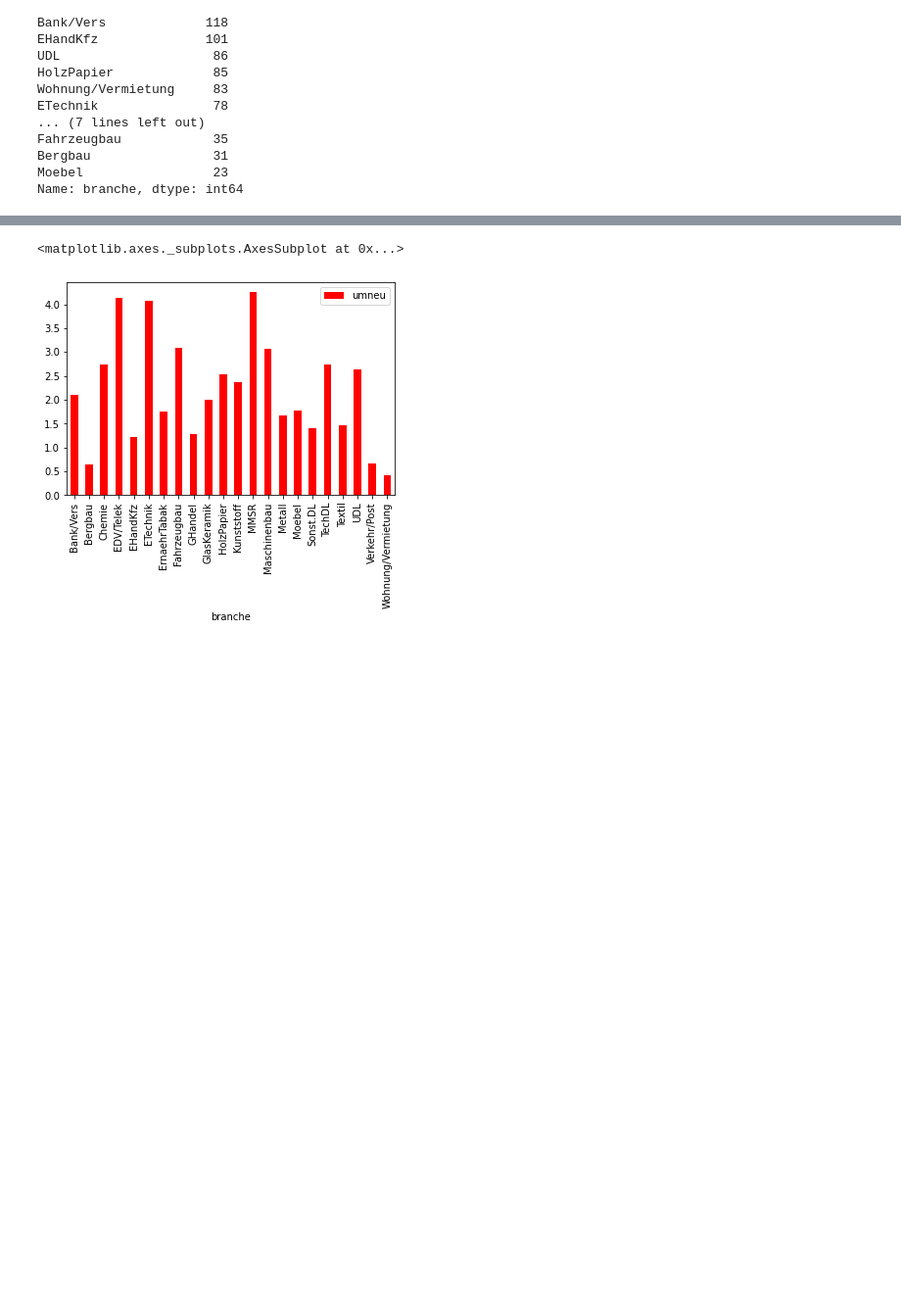
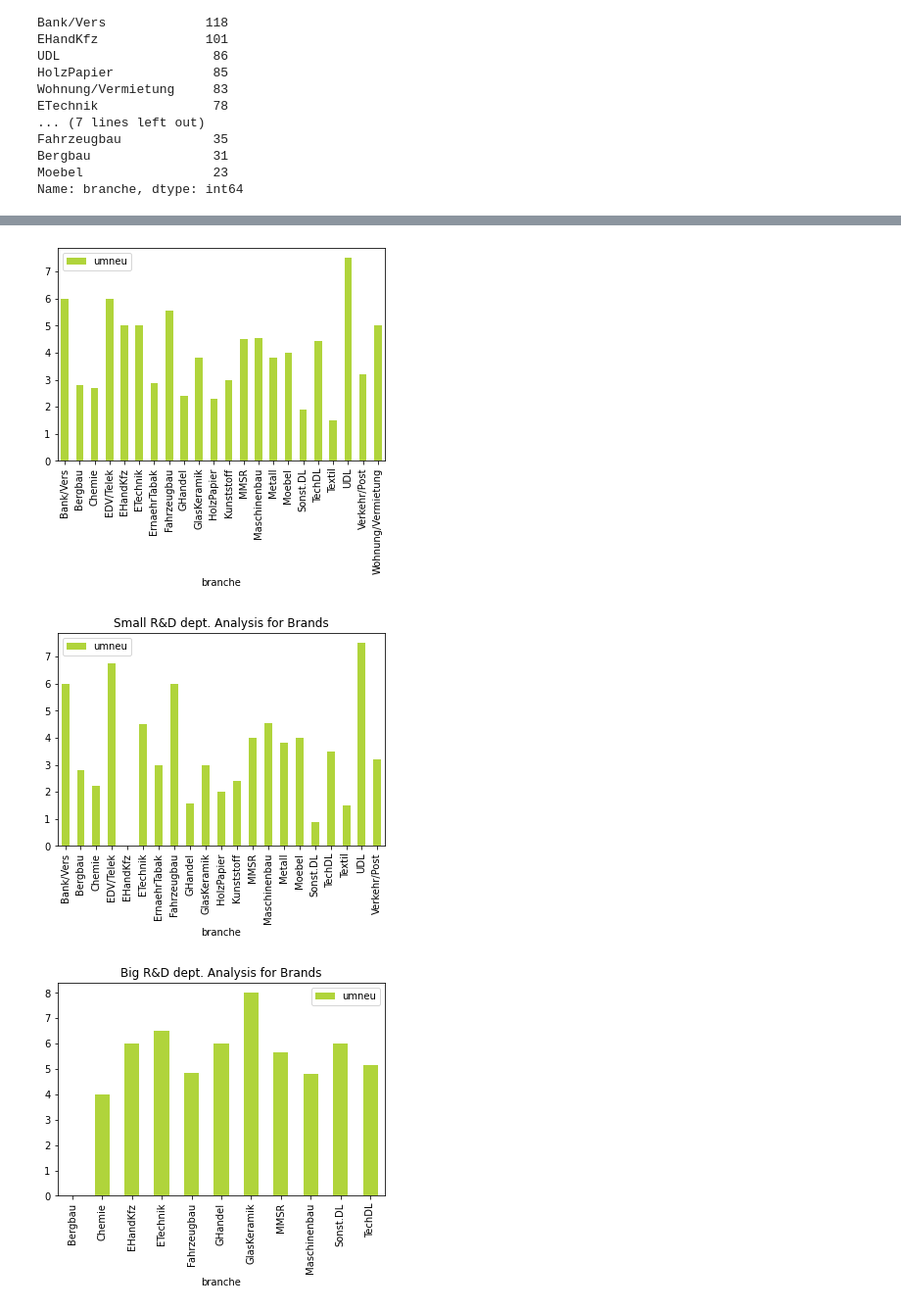
Before and after one commit to limarizon/Economics-and-Innovation-of-IP-Practica, a Jupyter notebook: script.ipynb, the cells around one changed output, grey strips where cells are left out. Shown: that part at 98% size. Cells and saved outputs as stored; diff of their text form; code cells hidden in the pictures; blank space fills up the shorter version.

```diff
--- a/script.ipynb
+++ b/script.ipynb
@@ -506,17 +556,72 @@ print('median: ', prototypeAnalysis.median())
 #Brands
 
 #filter op alle bedrijven met een brands IP en check hun % aan revenue door innovatieve prodcuten
-dfCommon3 = dataSet.filter(items=['branche', 'umneu', 'schutz3'])
+dfCommon3 = dataSet.filter(items=['branche', 'umneu', 'schutz3', 'fuebab'])
 dfCommon3 = dfCommon3.replace(['x=0','0<x<5','5<=x<10','10<=x<15','15<=x<20',
                                            '20<=x<30','30<=x<50', '50<=x<75', '75<=x<=100'],
                                           [0,1,2,3,4,5,6,7,8])
 dfCommon3 = dfCommon3.loc[dfCommon3['schutz3']=='ja']
-
+dfCommonBrands = dfCommon3
 dfCommon3['branche'].unique()
 brandsAnalysis = dfCommon3.groupby('branche', as_index=False)['umneu'].mean()
 print(brandsAnalysis)
 brandsAnalysis.plot(kind='bar', x='branche', y= 'umneu', color='#b0d43b')
 
+#Now take the people working in RND into consideration
+#dfCommonPat = dfCommonProt['fuebab'].fillna(0, inplace=True)
+print(dfCommonBrands)
+
+dfCommonBrandsBig = dfCommonBrands.loc[dfCommonBrands['fuebab']>30]
+dfCommonBrandsSmall = dfCommonBrands.loc[dfCommonBrands['fuebab']<30]
+
+#small RND dept
+patentAnalysisSmallBus = dfCommonBrandsSmall.groupby('branche', as_index=False)['umneu'].mean()
+patentAnalysisSmallBus.plot(kind='bar', x='branche', y= 'umneu', color='#b0d43b')
+plt.title("Small R&D dept. Analysis for Brands")
+plt.show()
+
+#30 employees or more in RND
+patentAnalysisBigBus = dfCommonBrandsBig.groupby('branche', as_index=False)['umneu'].mean()
+patentAnalysisBigBus.plot(kind='bar', x='branche', y= 'umneu', color='#b0d43b')
+plt.title("Big R&D dept. Analysis for Brands")
+plt.show()
+
+#Check for lin relation between revenue due to inno witrh RND personel
+dfCommonBrands['fuebab'].fillna(0, inplace=True)
+dfCommonBrands['umneu'].fillna(0, inplace=True)
+X = dfCommonBrands[['fuebab']] #fuebab is een controle var nu.
+X = sm.add_constant(X)
+Y = dfCommonBrands['umneu']
+model = sm.OLS(Y, X).fit()
+pred = model.predict(X)
+#P<0,05 dus er is een lin verband
+print_model = model.summary()
+print(print_model)
+
+#Plot the lin regression+
+x = dfCommonBrands['fuebab']
+y = dfCommonBrands['umneu']
+coef = np.polyfit(x, y, 1)
+polynomialFn = np.poly1d(coef)
+pl.plot(x, y, 'yo', x, polynomialFn(x), '--k')
+pl.xlabel('fuebab')
+pl.ylabel('umneu')
+plt.title('Brands: People in RND vs Revenue due to innovation')
+plt.show()
+
+#Plot the lin regression for companies with under 100 working in RND
+dfCommonBrands = dfCommonBrands.loc[dfCommonBrands['fuebab']<=100]
+x = dfCommonBrands['fuebab']
+y = dfCommonBrands['umneu']
+coef = np.polyfit(x, y, 1)
+polynomialFn = np.poly1d(coef)
+pl.plot(x, y, 'yo', x, polynomialFn(x), '--k')
+pl.xlabel('fuebab')
+pl.ylabel('umneu')
+plt.title('Brands: People in RND < 100 vs Revenue due to innovation')
+plt.show()
+
+
 #brief description of the data
 print(brandsAnalysis.describe())
 print('median: ', brandsAnalysis.median())
@@ -541,2 +646,3 @@ print('median: ', brandsAnalysis.median())
-<matplotlib.axes._subplots.AxesSubplot at 0x...>
-[figure, old version]
+[figure, new version]
+[figure, added]
+[figure, added]
```
Also changed, not shown: parts of 13 cells of this notebook.
